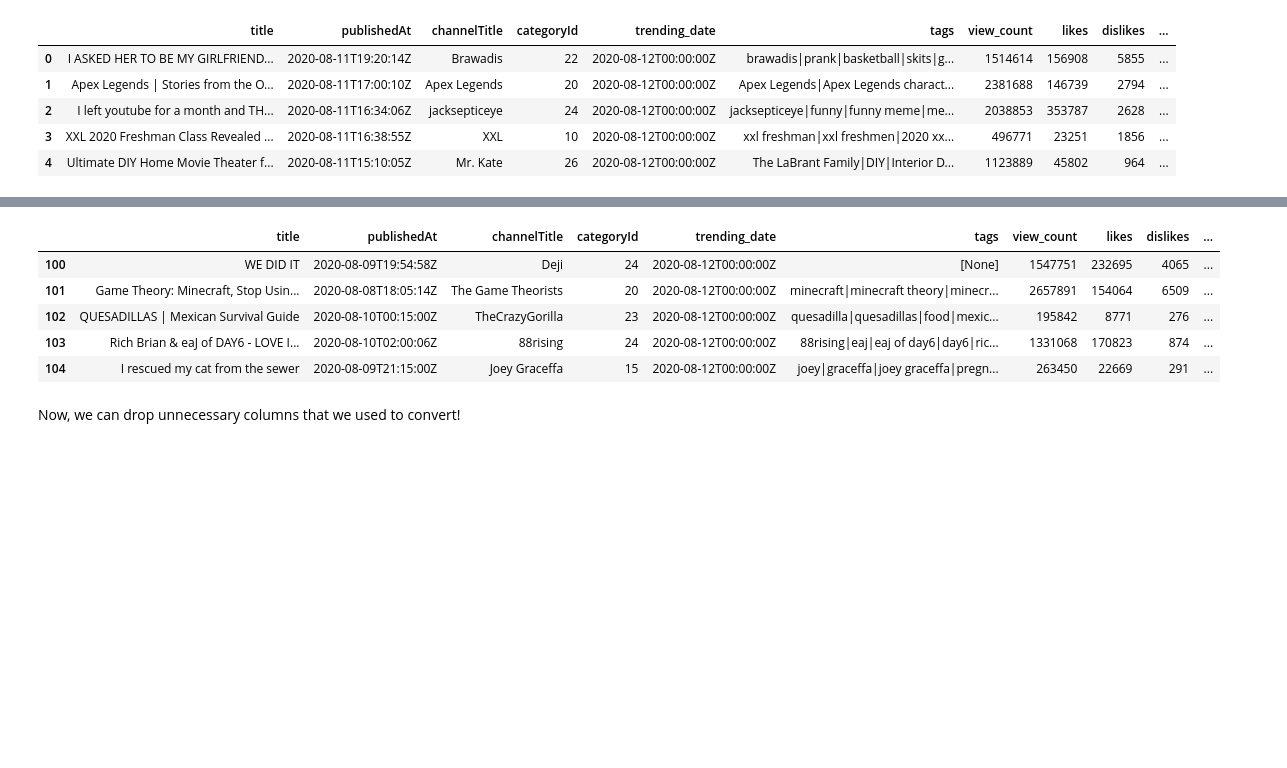
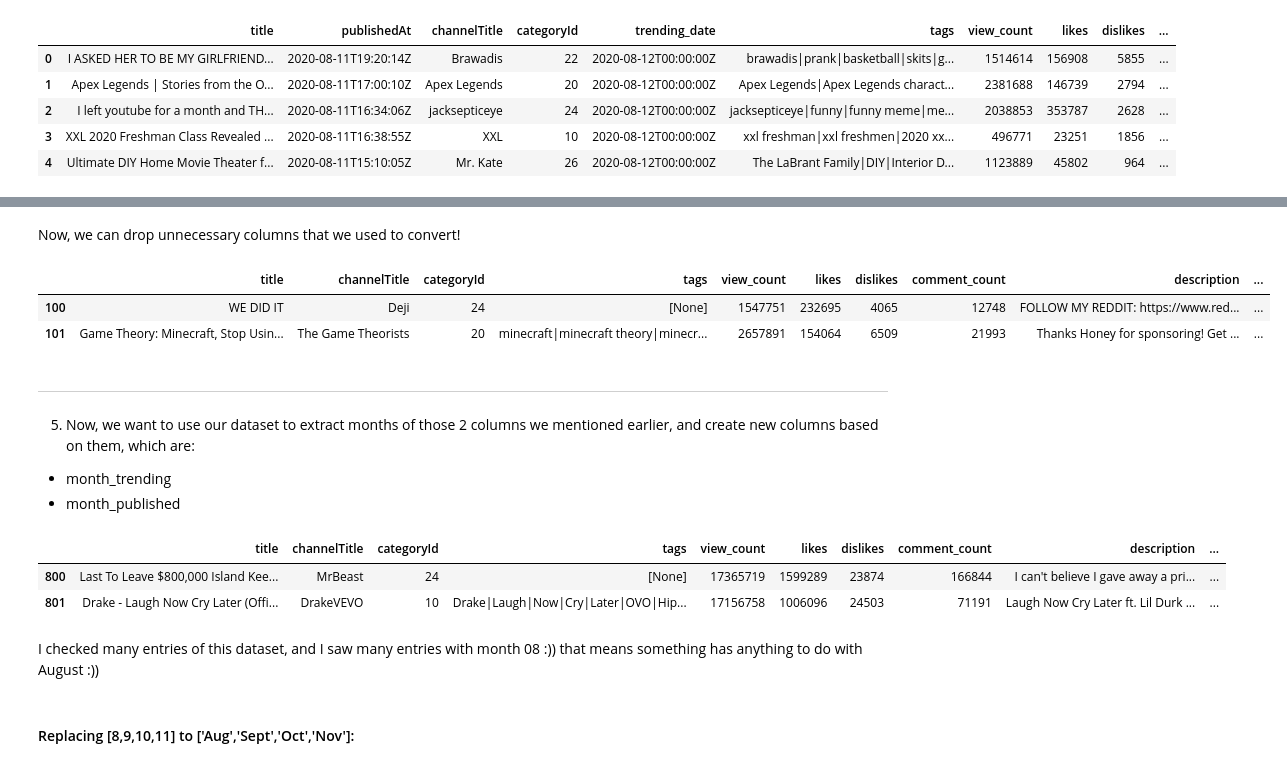
Before and after one commit to mehtee/Youtube_analysis_project, a Jupyter notebook: project.ipynb, the cells around one changed output, grey strips where cells are left out. Drawn from its saved outputs; the diff is of its cells as text; code cells hidden in the pictures; blank space fills up the shorter version.

```diff
--- a/project.ipynb
+++ b/project.ipynb
@@ -136,14 +133,15 @@ yt[100:105]
-# %%
-yt['time_trending'] = pd.to_datetime(yt['trending_date']).dt.time
-yt[100:105]
-# %% [output]
-|  | title | publishedAt | channelTitle | categoryId | trending_date | tags | view_count | likes | dislikes | ... |
-| 100 | WE DID IT | 2020-08-09T19:54:58Z | Deji | 24 | 2020-08-12T00:00:00Z | [None] | 1547751 | 232695 | 4065 | ... |
-| 101 | Game Theory: Minecraft, Stop Usin... | 2020-08-08T18:05:14Z | The Game Theorists | 20 | 2020-08-12T00:00:00Z | minecraft|minecraft theory|minecr... | 2657891 | 154064 | 6509 | ... |
-| 102 | QUESADILLAS | Mexican Survival Guide | 2020-08-10T00:15:00Z | TheCrazyGorilla | 23 | 2020-08-12T00:00:00Z | quesadilla|quesadillas|food|mexic... | 195842 | 8771 | 276 | ... |
-| 103 | Rich Brian & eaJ of DAY6 - LOVE I... | 2020-08-10T02:00:06Z | 88rising | 24 | 2020-08-12T00:00:00Z | 88rising|eaj|eaj of day6|day6|ric... | 1331068 | 170823 | 874 | ... |
-| 104 | I rescued my cat from the sewer | 2020-08-09T21:15:00Z | Joey Graceffa | 15 | 2020-08-12T00:00:00Z | joey|graceffa|joey graceffa|pregn... | 263450 | 22669 | 291 | ... |
 # %% [markdown]
 Now, we can drop unnecessary columns that we used to convert!
 # %%
 yt.drop(columns=['publishedAt','trending_date'], inplace = True)
+# %%
+yt[100:102]
+# %% [output]
+|  | title | channelTitle | categoryId | tags | view_count | likes | dislikes | comment_count | description | ... |
+| 100 | WE DID IT | Deji | 24 | [None] | 1547751 | 232695 | 4065 | 12748 | FOLLOW MY REDDIT: https://www.red... | ... |
+| 101 | Game Theory: Minecraft, Stop Usin... | The Game Theorists | 20 | minecraft|minecraft theory|minecr... | 2657891 | 154064 | 6509 | 21993 | Thanks Honey for sponsoring! Get ... | ... |
+# %% [markdown]
+----------------------------
+5. Now, we want to use our dataset to extract months of those 2 columns we mentioned earlier, and create new columns based on them, which are:
+- month_trending
+- month_published
@@ -149,0 +151,10 @@ yt.drop(columns=['publishedAt','trending_date'], inplace = True)
+# %%
+yt[800:802]
+# %% [output]
+|  | title | channelTitle | categoryId | tags | view_count | likes | dislikes | comment_count | description | ... |
+| 800 | Last To Leave $800,000 Island Kee... | MrBeast | 24 | [None] | 17365719 | 1599289 | 23874 | 166844 | I can't believe I gave away a pri... | ... |
+| 801 | Drake - Laugh Now Cry Later (Offi... | DrakeVEVO | 10 | Drake|Laugh|Now|Cry|Later|OVO|Hip... | 17156758 | 1006096 | 24503 | 71191 | Laugh Now Cry Later ft. Lil Durk ... | ... |
+# %% [markdown]
+I checked many entries of this dataset, and I saw many entries with month 08 :)) that means something has anything to do with August :))
+# %% [markdown]
+#### Replacing [8,9,10,11] to ['Aug','Sept','Oct','Nov']:
```
Also changed, not shown: parts of 8 cells of this notebook.
